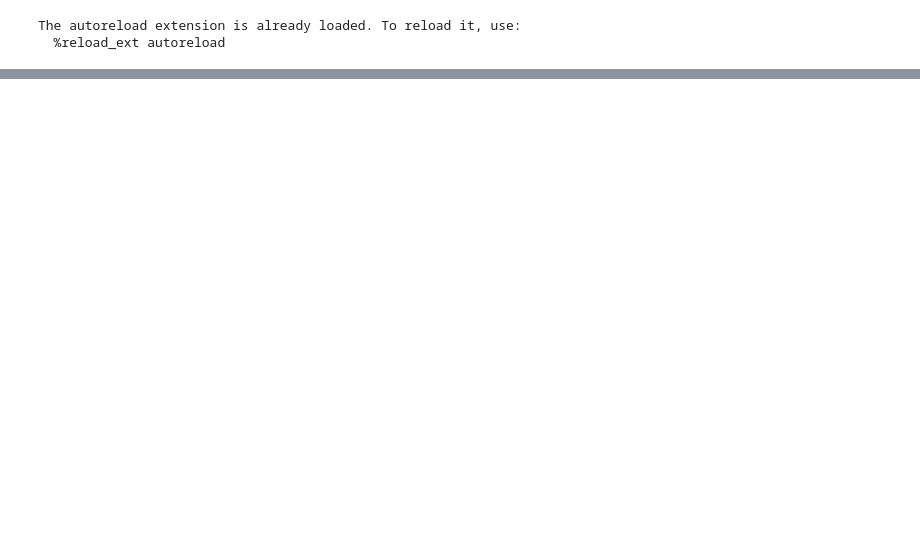
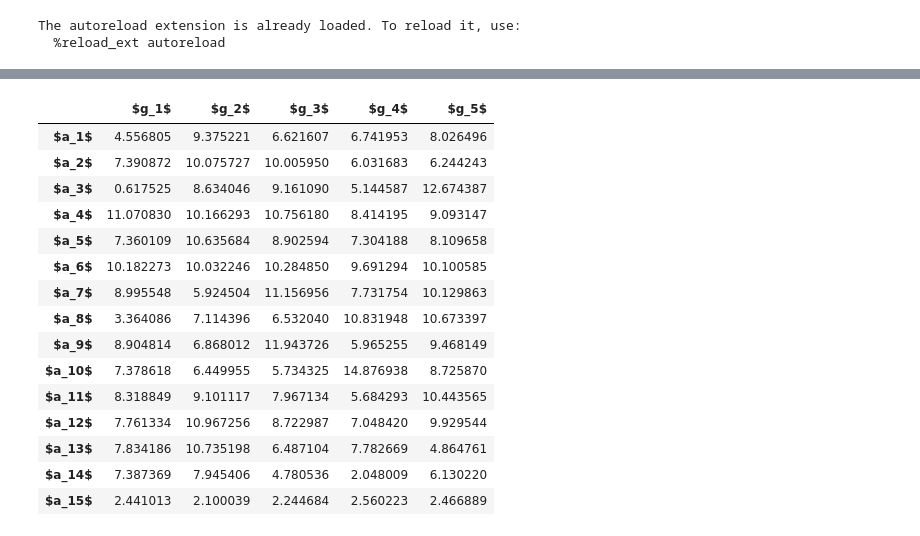
Before and after one commit to diogoflim/PROMETHEE-Scoring, a Jupyter notebook: tests_on_clustered_data.ipynb, the cells around one changed output, grey strips where cells are left out. Cells and saved outputs as stored; diff of their text form; code cells hidden in the pictures; blank space fills up the shorter version.

```diff
--- a/tests_on_clustered_data.ipynb
+++ b/tests_on_clustered_data.ipynb
@@ -35,0 +35,21 @@ array([[ 3.04544424,  6.90017684,  4.69728558,  4.7935623 ,  5.821197  ],
+# %%
+A = pd.DataFrame(X, columns = ['$g_' + str(i+1) + '$' for i in range (X.shape[1])], index= ['$a_' + str(i+1) + '$' for i in range (X.shape[0])])
+# %%
+A
+# %% [output]
+|  | $g_1$ | $g_2$ | $g_3$ | $g_4$ | $g_5$ |
+| $a_1$ | 4.556805 | 9.375221 | 6.621607 | 6.741953 | 8.026496 |
+| $a_2$ | 7.390872 | 10.075727 | 10.005950 | 6.031683 | 6.244243 |
+| $a_3$ | 0.617525 | 8.634046 | 9.161090 | 5.144587 | 12.674387 |
+| $a_4$ | 11.070830 | 10.166293 | 10.756180 | 8.414195 | 9.093147 |
+| $a_5$ | 7.360109 | 10.635684 | 8.902594 | 7.304188 | 8.109658 |
+| $a_6$ | 10.182273 | 10.032246 | 10.284850 | 9.691294 | 10.100585 |
+| $a_7$ | 8.995548 | 5.924504 | 11.156956 | 7.731754 | 10.129863 |
+| $a_8$ | 3.364086 | 7.114396 | 6.532040 | 10.831948 | 10.673397 |
+| $a_9$ | 8.904814 | 6.868012 | 11.943726 | 5.965255 | 9.468149 |
+| $a_10$ | 7.378618 | 6.449955 | 5.734325 | 14.876938 | 8.725870 |
+| $a_11$ | 8.318849 | 9.101117 | 7.967134 | 5.684293 | 10.443565 |
+| $a_12$ | 7.761334 | 10.967256 | 8.722987 | 7.048420 | 9.929544 |
+| $a_13$ | 7.834186 | 10.735198 | 6.487104 | 7.782669 | 4.864761 |
+| $a_14$ | 7.387369 | 7.945406 | 4.780536 | 2.048009 | 6.130220 |
+| $a_15$ | 2.441013 | 2.100039 | 2.244684 | 2.560223 | 2.466889 |
```
Also changed, not shown: parts of 19 cells of this notebook, 1 other file.
